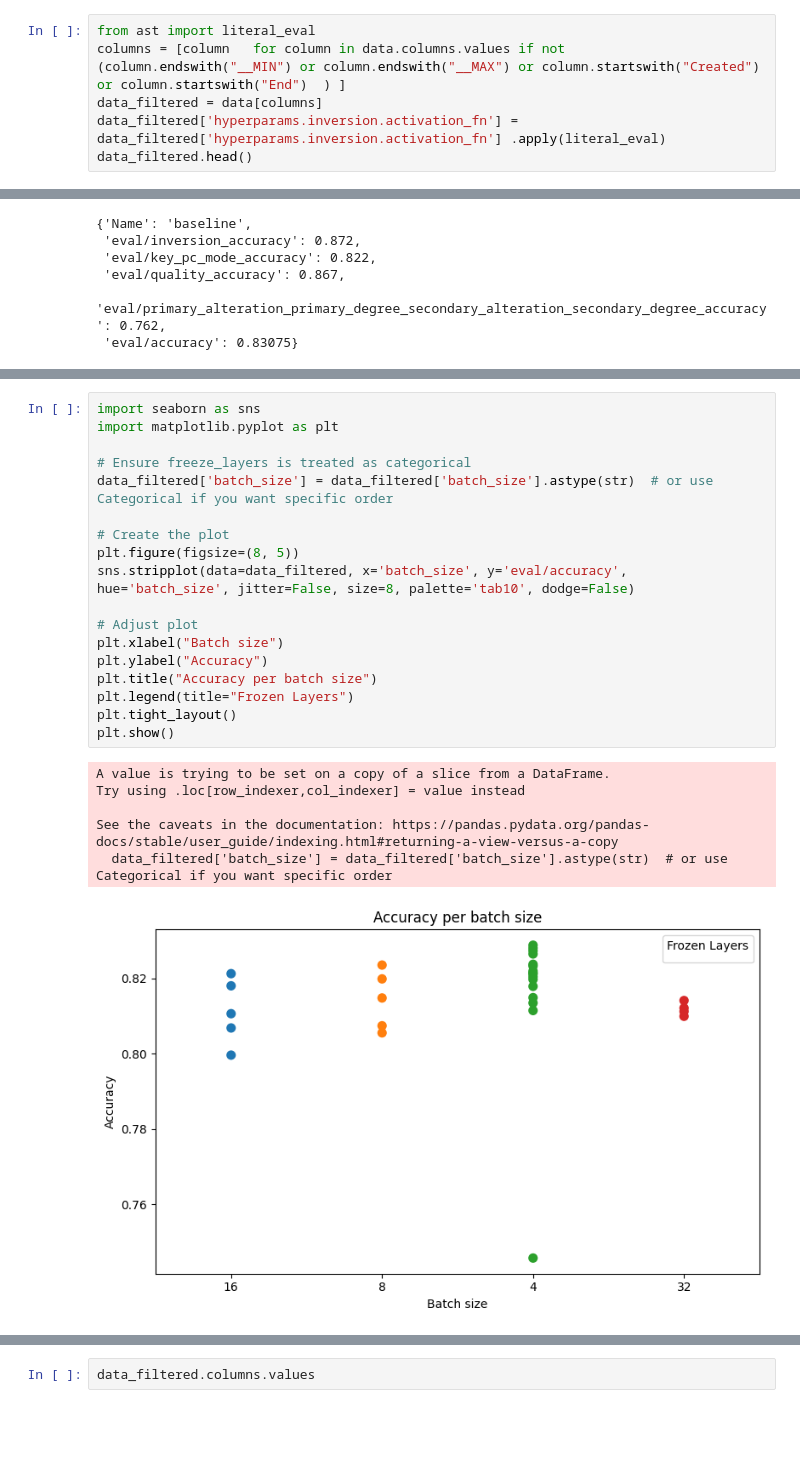
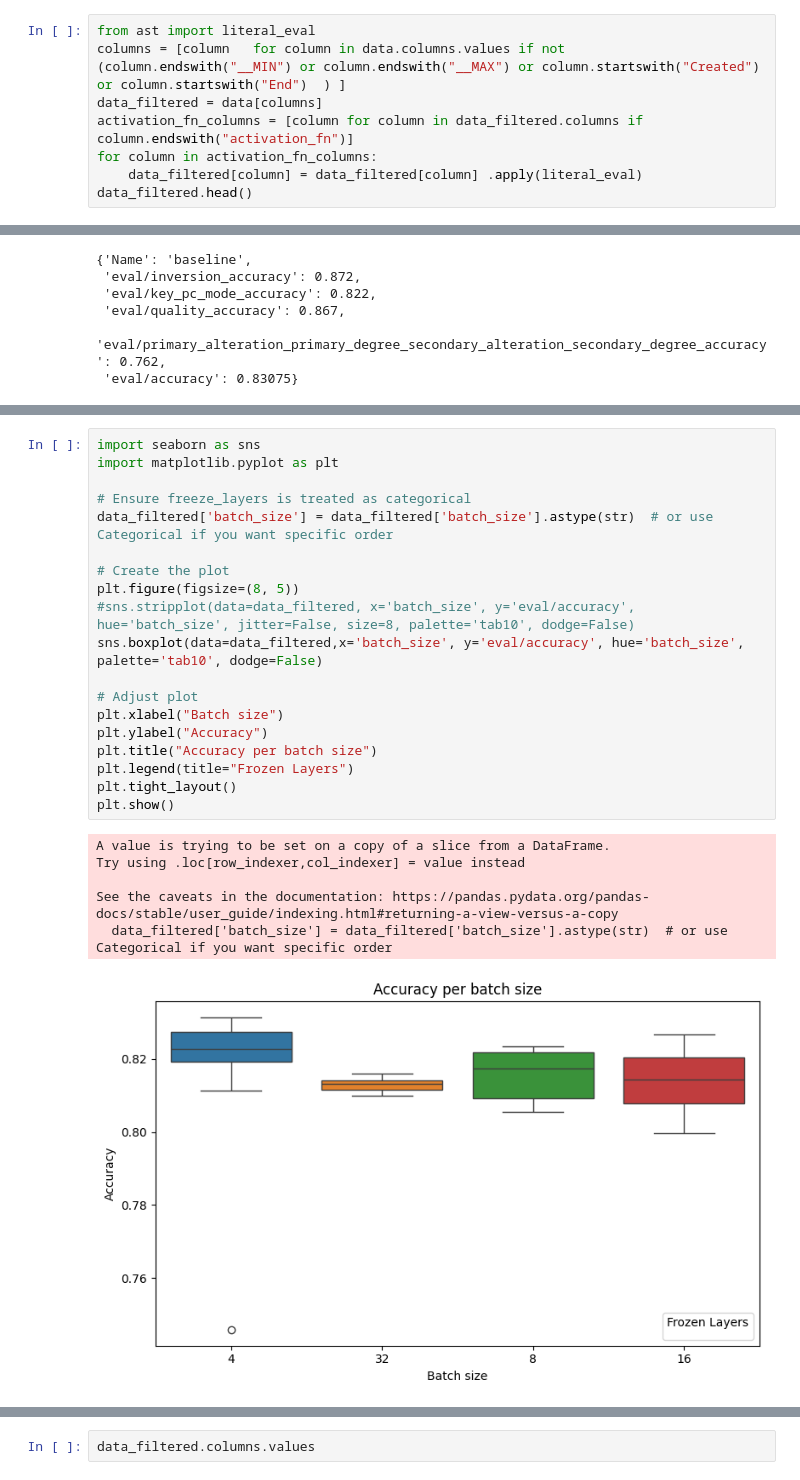
Before and after one commit to PulyaPolya/musicbert_hf, a Jupyter notebook: visualisations.ipynb, the cells around one changed output, grey strips where cells are left out. Saved outputs shown, nothing was run; the diff lists cells and outputs as text; blank space fills up the shorter version.

Commit message:
more visualisations

```diff
--- a/visualisations.ipynb
+++ b/visualisations.ipynb
@@ -33,7 +33,9 @@ array(['Name', 'State', 'Created', 'Group', 'seed',
 from ast import literal_eval
 columns = [column   for column in data.columns.values if not (column.endswith("__MIN") or column.endswith("__MAX") or column.startswith("Created") or column.startswith("End")  ) ]
 data_filtered = data[columns]
-data_filtered['hyperparams.inversion.activation_fn'] = data_filtered['hyperparams.inversion.activation_fn'] .apply(literal_eval)
+activation_fn_columns = [column for column in data_filtered.columns if column.endswith("activation_fn")]
+for column in activation_fn_columns:
+    data_filtered[column] = data_filtered[column] .apply(literal_eval)
 data_filtered.head()
 # %% [output]
 A value is trying to be set on a copy of a slice from a DataFrame.
@@ -150,28 +152,29 @@ plt.show()
 # %%
 import seaborn as sns
 import matplotlib.pyplot as plt
 
 # Ensure freeze_layers is treated as categorical
 data_filtered['batch_size'] = data_filtered['batch_size'].astype(str)  # or use Categorical if you want specific order
 
 # Create the plot
 plt.figure(figsize=(8, 5))
-sns.stripplot(data=data_filtered, x='batch_size', y='eval/accuracy', hue='batch_size', jitter=False, size=8, palette='tab10', dodge=False)
+#sns.stripplot(data=data_filtered, x='batch_size', y='eval/accuracy', hue='batch_size', jitter=False, size=8, palette='tab10', dodge=False)
+sns.boxplot(data=data_filtered,x='batch_size', y='eval/accuracy', hue='batch_size', palette='tab10', dodge=False)
 
 # Adjust plot
 plt.xlabel("Batch size")
 plt.ylabel("Accuracy")
 plt.title("Accuracy per batch size")
 plt.legend(title="Frozen Layers")
 plt.tight_layout()
 plt.show()
 # %% [output]
 A value is trying to be set on a copy of a slice from a DataFrame.
 Try using .loc[row_indexer,col_indexer] = value instead
 
 See the caveats in the documentation: https://pandas.pydata.org/pandas-docs/stable/user_guide/indexing.html#returning-a-view-versus-a-copy
   data_filtered['batch_size'] = data_filtered['batch_size'].astype(str)  # or use Categorical if you want specific order
-[figure, old version]
+[figure, new version]
 # %%
 import numpy as np
 import pandas as pd
```
Also changed, not shown: parts of 17 cells of this notebook.
